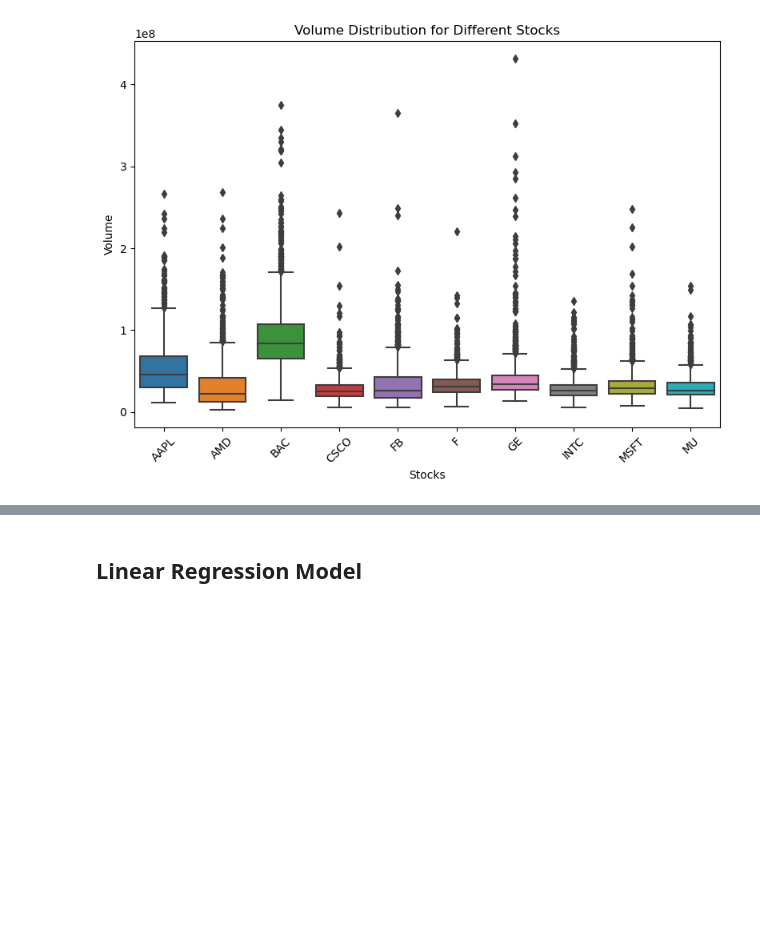
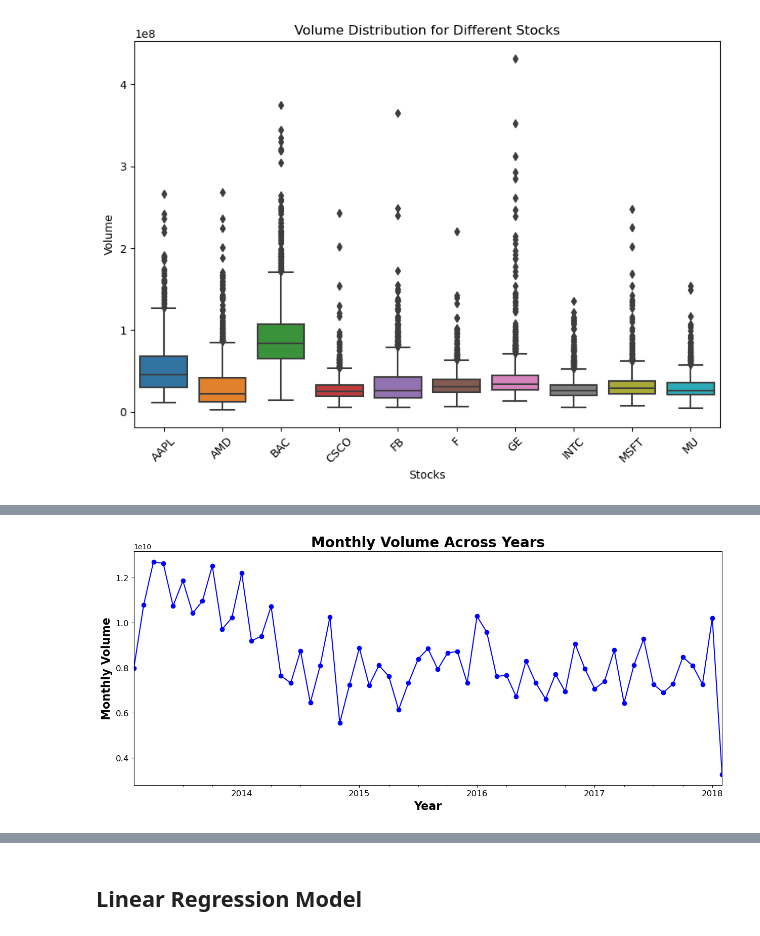
Before and after one commit to paarthvisharma/StockPricePrediction, a Jupyter notebook: StockPrediction.ipynb, the cells around one changed output, grey strips where cells are left out. Drawn from its saved outputs; the diff is of its cells as text; code cells hidden in the pictures; blank space fills up the shorter version.

```diff
--- a/StockPrediction.ipynb
+++ b/StockPrediction.ipynb
@@ -255,0 +273,27 @@ plt.show()
+# %%
+# New DataFrame to hold the monthly volume data
+monthly_volume_df = filtered_df.copy()
+
+# Convert 'Date' column to datetime if it's not already in datetime format
+monthly_volume_df['date'] = pd.to_datetime(monthly_volume_df['date'])
+
+# Set 'Date' column as the DataFrame's index for monthly volume data
+monthly_volume_df.set_index('date', inplace=True)
+
+# Resample data to monthly frequency and calculate the sum of volume for each month
+monthly_volume = monthly_volume_df.resample('M')['volume'].sum()
+
+# Plot Monthly Volume against Year
+fig, ax = plt.subplots(figsize=(15, 6))
+monthly_volume.plot(ax=ax, color='blue', marker='o')
+
+# Formatting
+ax.set_title('Monthly Volume Across Years', fontsize=20, loc='center', fontdict=dict(weight='bold'))
+ax.set_xlabel('Year', fontsize=16, fontdict=dict(weight='bold'))
+ax.set_ylabel('Monthly Volume', fontsize=16, fontdict=dict(weight='bold'))
+plt.tick_params(axis='y', which='major', labelsize=12)  # Adjust Y-axis label size if needed
+plt.tick_params(axis='x', which='major', labelsize=12)  # Adjust X-axis label size if needed
+
+plt.show()
+# %% [output]
+[figure, added]
```
Also changed, not shown: parts of 8 cells of this notebook.
